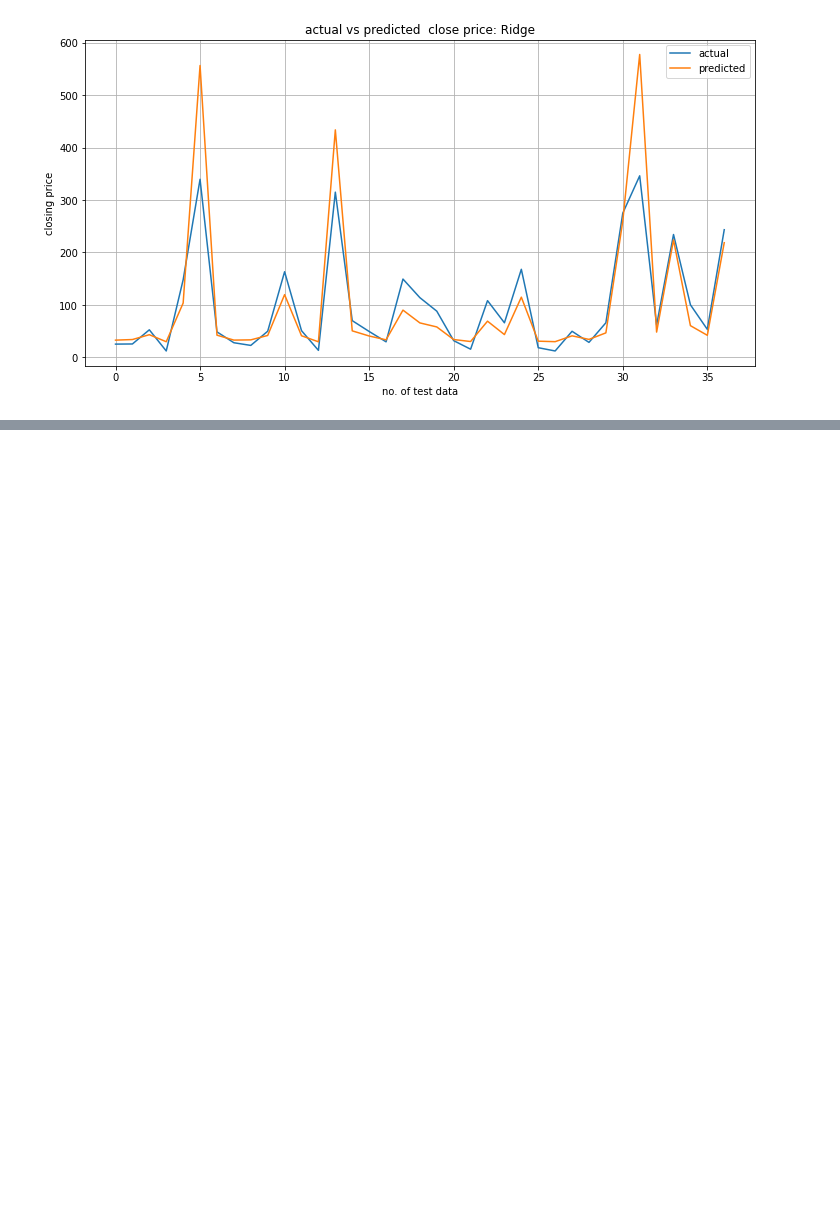
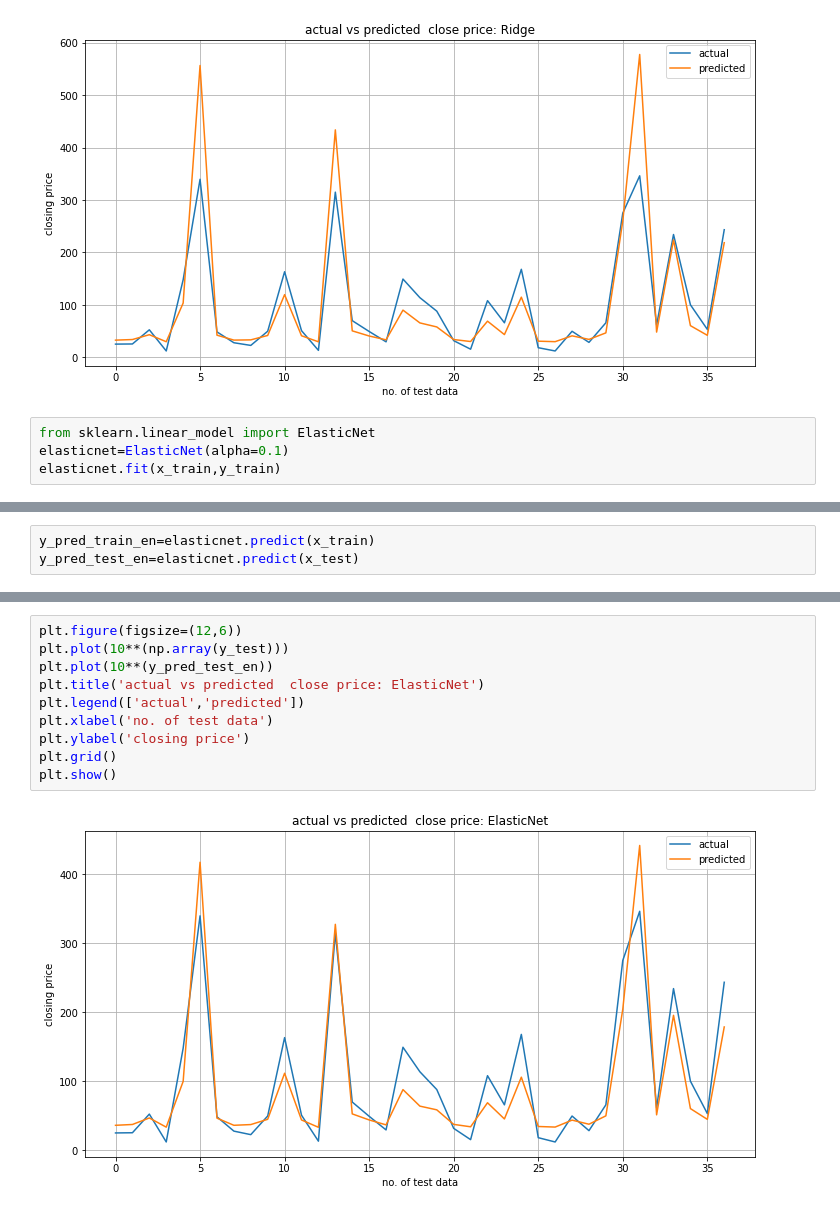
Before and after one commit to shaad4224/yes_Bank_Stock_Closing_Price_Prediction, a Jupyter notebook: yes_Bank_Stock_Closing_Price_Prediction.ipynb, the cells around one changed output, grey strips where cells are left out. Cells and saved outputs as stored; diff of their text form; blank space fills up the shorter version.

Commit message:
extract accuracy from ElasticNet algorithm

```diff
--- a/yes_Bank_Stock_Closing_Price_Prediction.ipynb
+++ b/yes_Bank_Stock_Closing_Price_Prediction.ipynb
@@ -638,3 +638,7 @@ plt.grid()
 plt.show()
 # %% [output]
 [figure]
+# %%
+from sklearn.linear_model import ElasticNet
+elasticnet=ElasticNet(alpha=0.1)
+elasticnet.fit(x_train,y_train)
@@ -640,0 +651,3 @@ plt.show()
+# %%
+y_pred_train_en=elasticnet.predict(x_train)
+y_pred_test_en=elasticnet.predict(x_test)
@@ -640,0 +706,12 @@ plt.show()
+# %%
+plt.figure(figsize=(12,6))
+plt.plot(10**(np.array(y_test)))
+plt.plot(10**(y_pred_test_en))
+plt.title('actual vs predicted  close price: ElasticNet')
+plt.legend(['actual','predicted'])
+plt.xlabel('no. of test data')
+plt.ylabel('closing price')
+plt.grid()
+plt.show()
+# %% [output]
+[figure, added]
```
Also changed, not shown: parts of 9 cells of this notebook.
